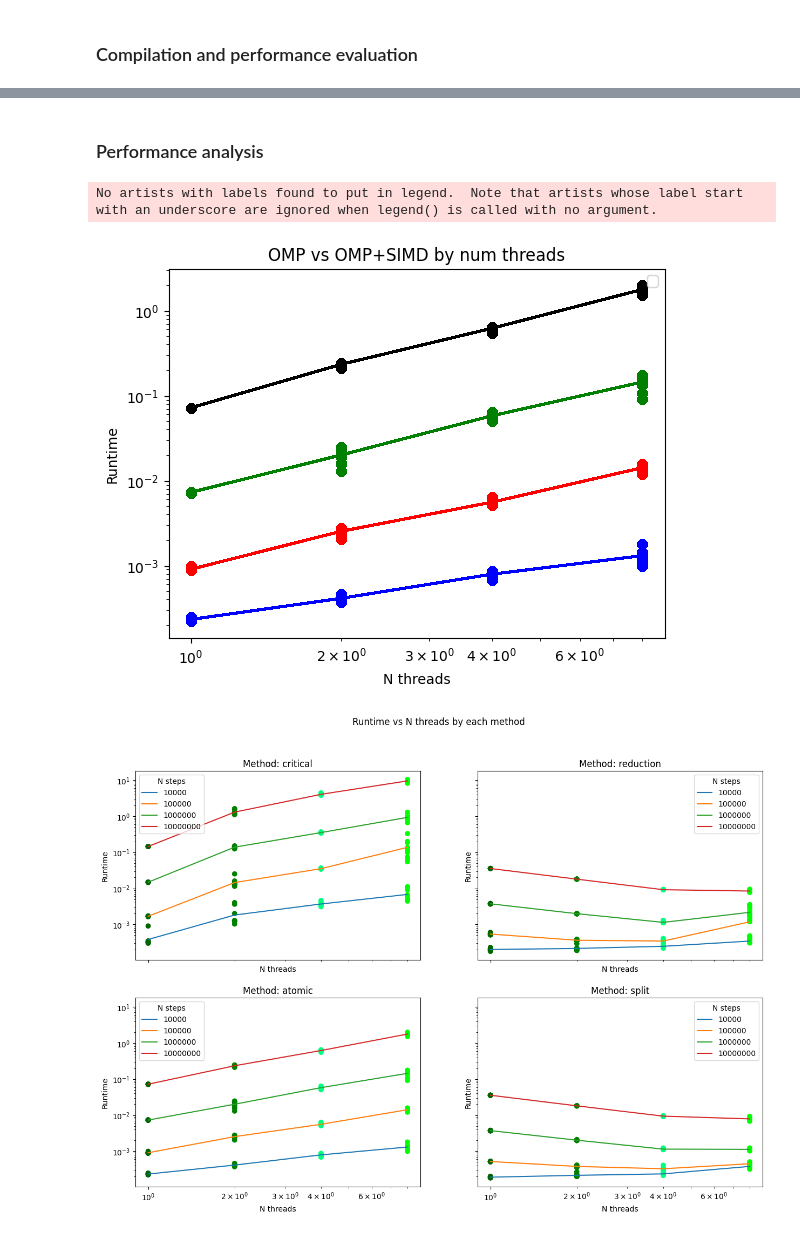
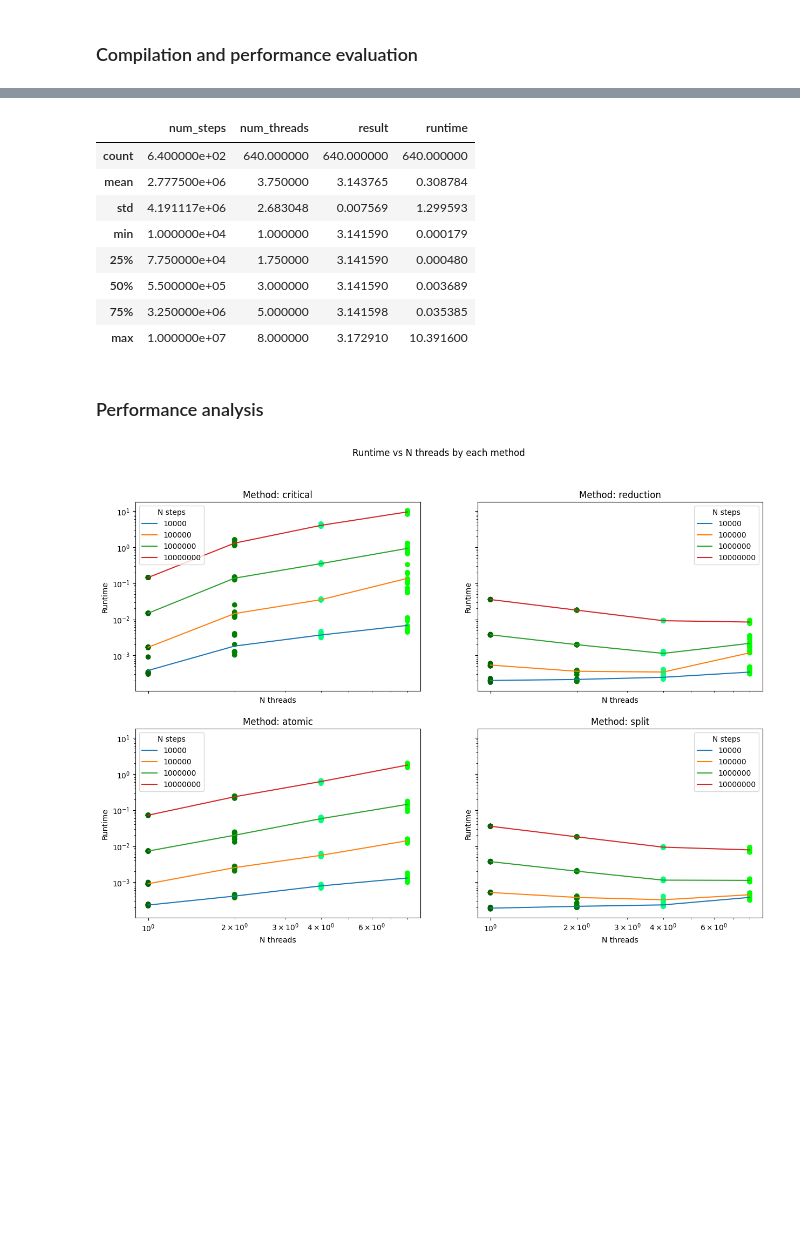
Before and after one commit to patriciobcs/multiprocessing-analysis, a Jupyter notebook: openmp/analysis.ipynb, the cells around one changed output, grey strips where cells are left out. Cells and saved outputs as stored; diff of their text form; code cells hidden in the pictures; blank space fills up the shorter version.

```diff
--- a/openmp/analysis.ipynb
+++ b/openmp/analysis.ipynb
@@ -20,36 +41,17 @@ df_pi = pd.read_csv("pi.csv")
+# %%
+df_pi.describe()
+# %% [output]
+|  | num_steps | num_threads | result | runtime |
+| count | 6.400000e+02 | 640.000000 | 640.000000 | 640.000000 |
+| mean | 2.777500e+06 | 3.750000 | 3.143765 | 0.308784 |
+| std | 4.191117e+06 | 2.683048 | 0.007569 | 1.299593 |
+| min | 1.000000e+04 | 1.000000 | 3.141590 | 0.000179 |
+| 25% | 7.750000e+04 | 1.750000 | 3.141590 | 0.000480 |
+| 50% | 5.500000e+05 | 3.000000 | 3.141590 | 0.003689 |
+| 75% | 3.250000e+06 | 5.000000 | 3.141598 | 0.035385 |
+| max | 1.000000e+07 | 8.000000 | 3.172910 | 10.391600 |
 # %% [markdown]
 ### Performance analysis
-# %%
-color_num_threads = {1 : "blue", 2 : "red", 4 : "green", 8 : "black"}
-color_num_steps = {10000 : "blue", 100000 : "red", 1000000 : "green", 10000000 : "black"}
-
-for num_steps in df_pi['num_steps']:
-    df_plot = df_pi[(df_pi['num_steps'] == int(num_steps))]
-    df_plot = df_plot[df_plot['method'] == "atomic"]
-
-    mean_stats = df_plot.groupby(['num_steps','method','num_threads']).mean().reset_index()
-
-    plt.plot(mean_stats['num_threads'], mean_stats['runtime'],linestyle="solid",color=color_num_steps[num_steps])
-    plt.yscale('log')
-    plt.xscale('log')
-    plt.scatter(df_plot['num_threads'], df_plot['runtime'],color=color_num_steps[num_steps])
-
-    df_plot = df_pi[(df_pi['num_steps'] == num_steps) & (df_pi['method'] == "reduce")]
-    mean_stats = df_plot.groupby(['num_steps','method','num_threads']).mean().reset_index()
-
-    plt.plot(mean_stats['num_threads'], mean_stats['runtime'],linestyle="dashed",color=color_num_steps[num_steps])
-    plt.yscale('log')
-    plt.xscale('log')
-    plt.scatter(df_plot['num_threads'], df_plot['runtime'],color=color_num_steps[num_steps])
-
-plt.xlabel("N threads")
-plt.ylabel("Runtime")
-plt.title("OMP vs OMP+SIMD by num threads")
-plt.legend()
-plt.show()
-# %% [output]
-No artists with labels found to put in legend.  Note that artists whose label start with an underscore are ignored when legend() is called with no argument.
-[figure, removed]
 # %%
 color_num_steps = {1 : "darkgreen", 2 : "green", 4 : "springgreen", 8 : "lime"}
 ax_methods = { "critical": [0,0], "atomic": [1, 0], "reduction": [0, 1], "split": [1, 1]}
```
Also changed, not shown: parts of 13 cells of this notebook, 1 other file.
